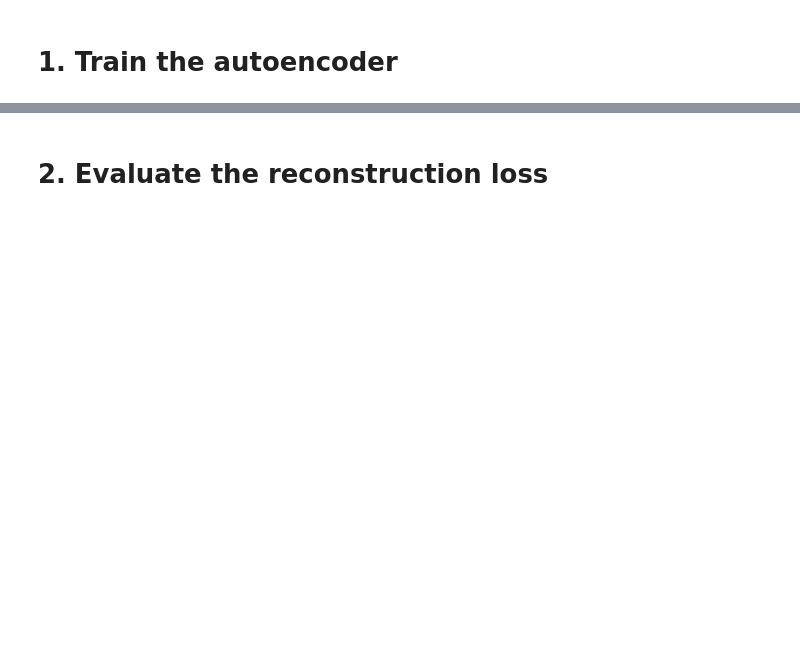
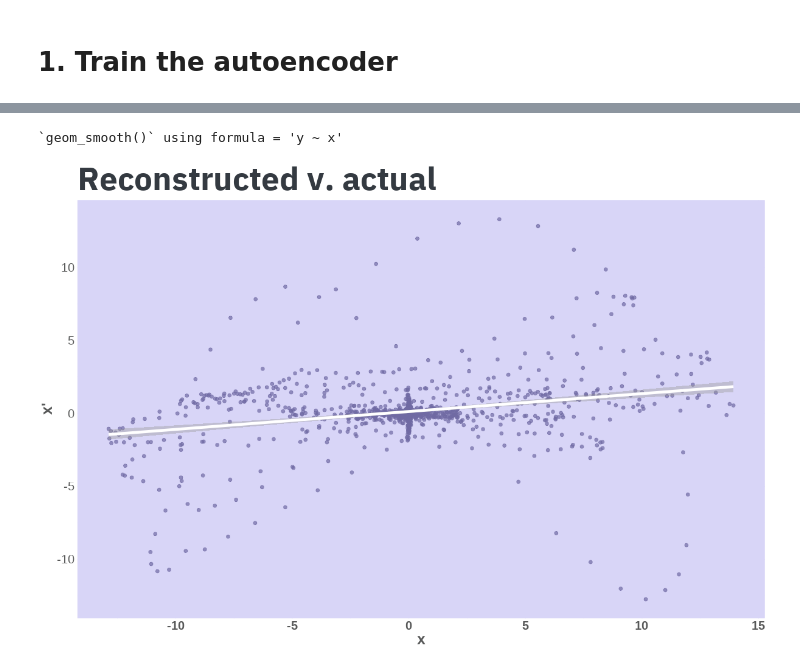
Before and after one commit to sullivannicole/grav-waves, a Jupyter notebook: 02_autoencoder.ipynb, the cells around one changed output, grey strips where cells are left out. Drawn from its saved outputs; the diff is of its cells as text; code cells hidden in the pictures; blank space fills up the shorter version.

```diff
--- a/02_autoencoder.ipynb
+++ b/02_autoencoder.ipynb
@@ -118,2 +224,15 @@ geom_line()
-# %% [markdown]
-# 2. Evaluate the reconstruction loss
+# %%
+%%R -i x_prime_np -i x_orig -h 800 -w 1200
+
+# Plot reconstructued vs. actual
+ggplot() +
+aes(x_orig*2, x_prime_np) +
+geom_point(color = purple_dark, alpha = 0.7, size = 2.5) +
+geom_smooth(method = 'lm', color = "white", size = 2.2) +
+labs(y = "x'",
+     x = "x",
+     title = 'Reconstructed v. actual') +
+theme_tech
+# %% [output]
+`geom_smooth()` using formula = 'y ~ x'
+[figure, added]
```
Also changed, not shown: parts of 22 cells of this notebook.
